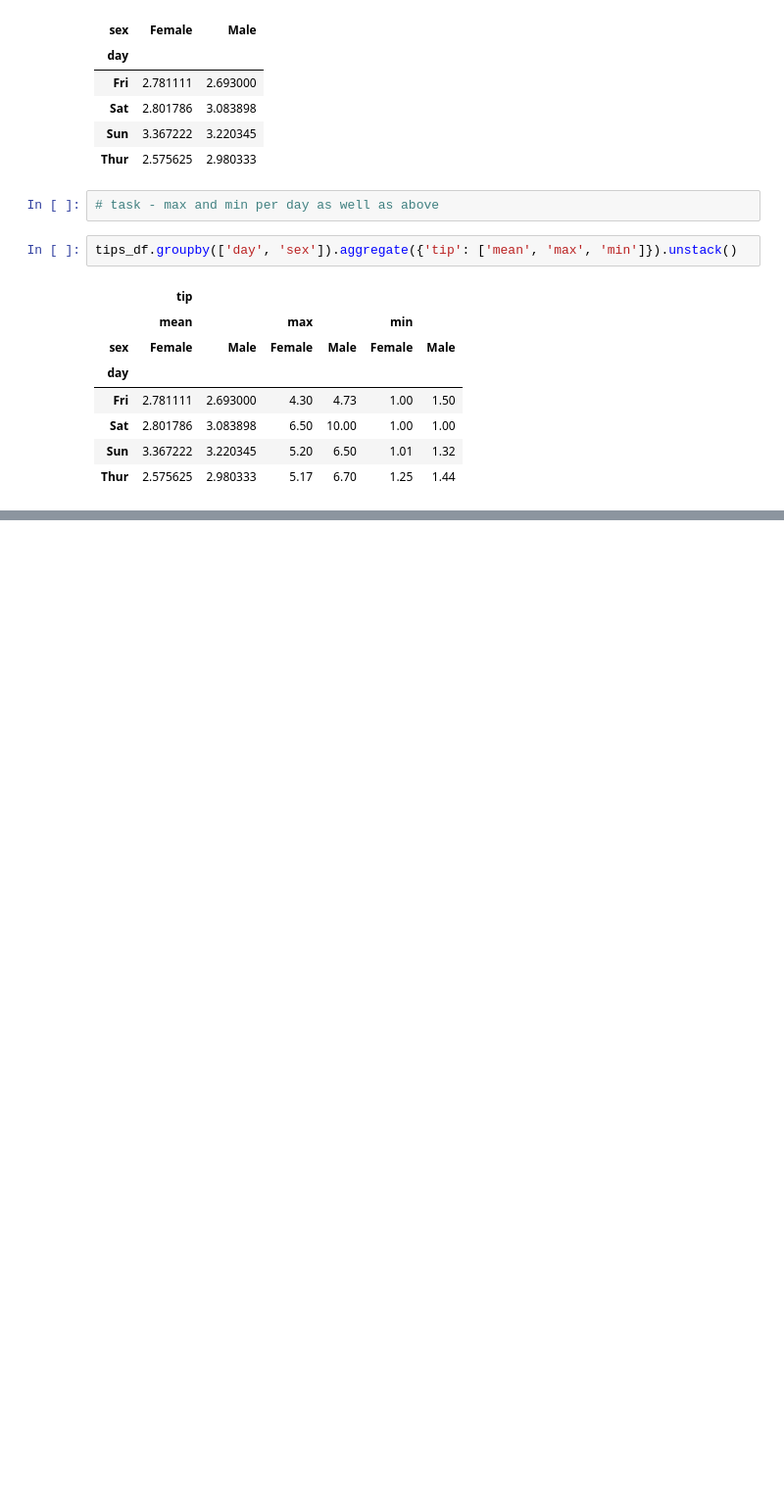
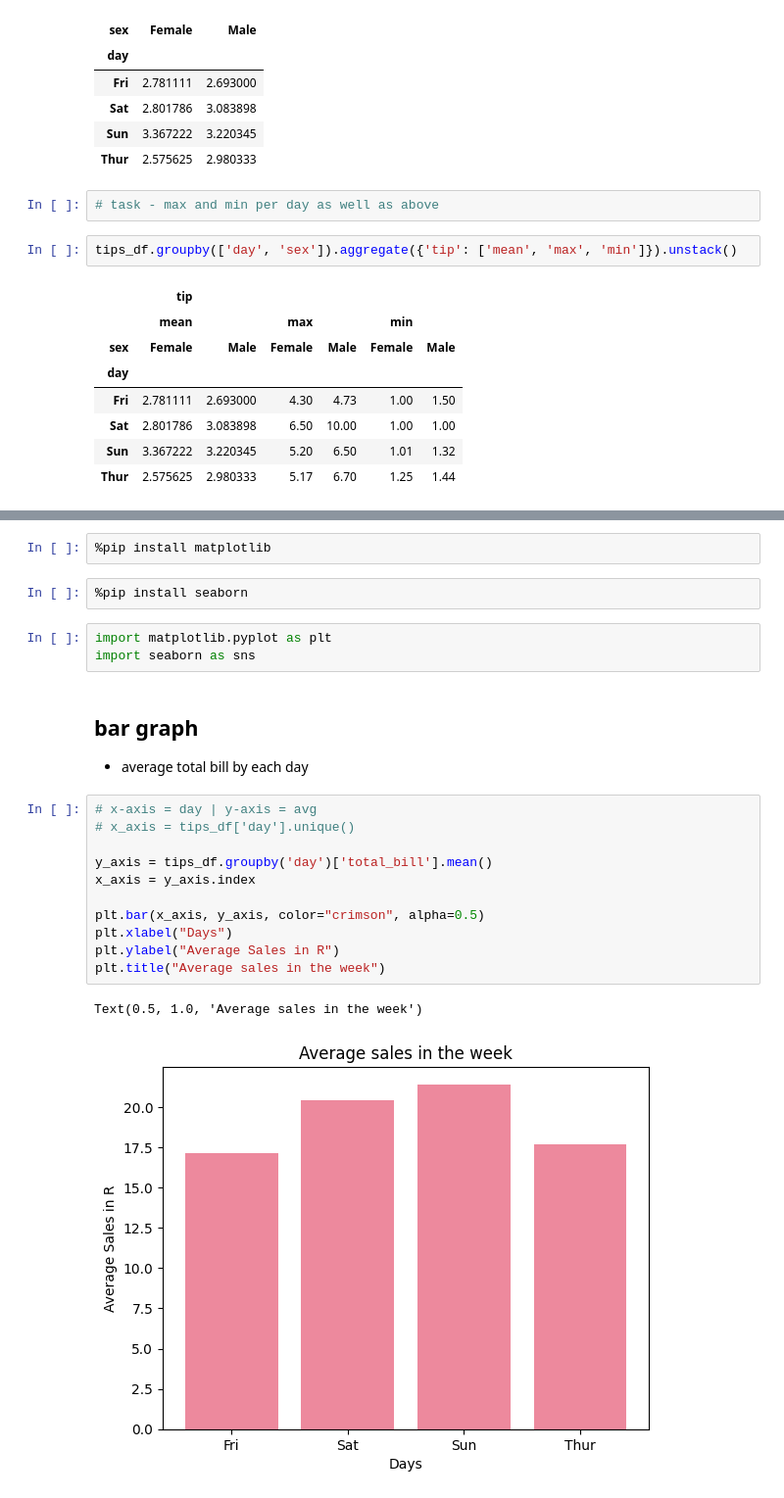
Before and after one commit to gemmaporrill1/replit, a Jupyter notebook: day_16_pandas_intro.ipynb, the cells around one changed output, grey strips where cells are left out. Shown at 98% size. Cells and saved outputs as stored; diff of their text form; blank space fills up the shorter version.

Commit message:
matplot and seaborn

```diff
--- a/day_16_pandas_intro.ipynb
+++ b/day_16_pandas_intro.ipynb
@@ -525,0 +539,24 @@ tips_df.groupby(['day', 'sex']).aggregate({'tip': ['mean', 'max', 'min']}).unsta
+# %%
+%pip install matplotlib
+# %%
+%pip install seaborn
+# %%
+import matplotlib.pyplot as plt
+import seaborn as sns
+# %% [markdown]
+## bar graph
+- average total bill by each day
+# %%
+# x-axis = day | y-axis = avg
+# x_axis = tips_df['day'].unique()
+
+y_axis = tips_df.groupby('day')['total_bill'].mean()
+x_axis = y_axis.index
+
+plt.bar(x_axis, y_axis, color="crimson", alpha=0.5)
+plt.xlabel("Days")
+plt.ylabel("Average Sales in R")
+plt.title("Average sales in the week")
+# %% [output]
+Text(0.5, 1.0, 'Average sales in the week')
+[figure, added]
```
Also changed, not shown: parts of 14 cells of this notebook.
